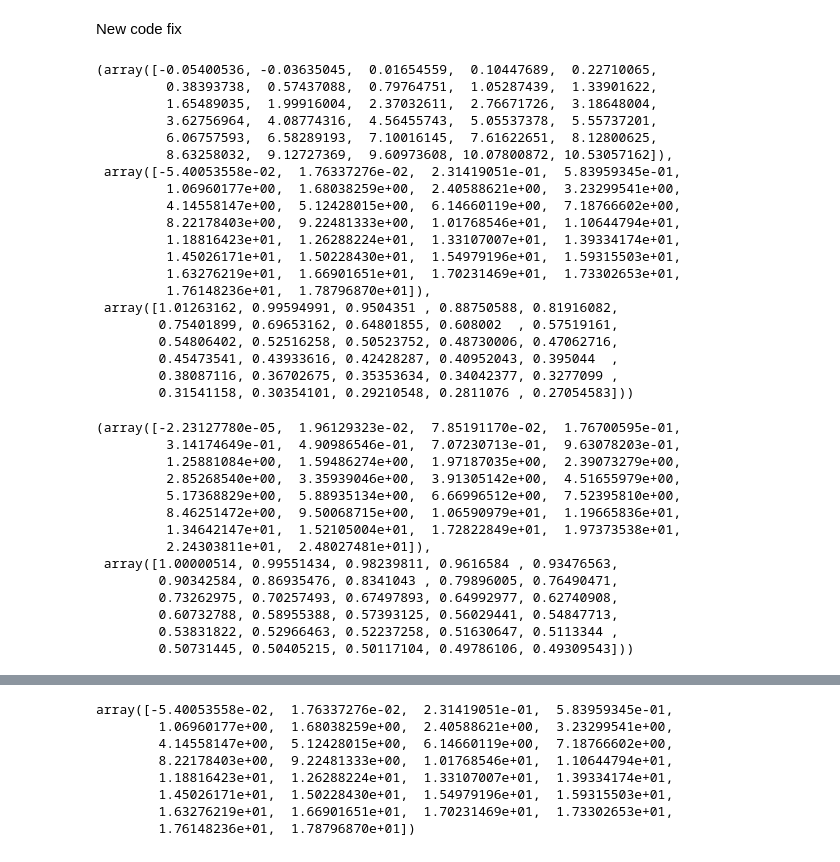
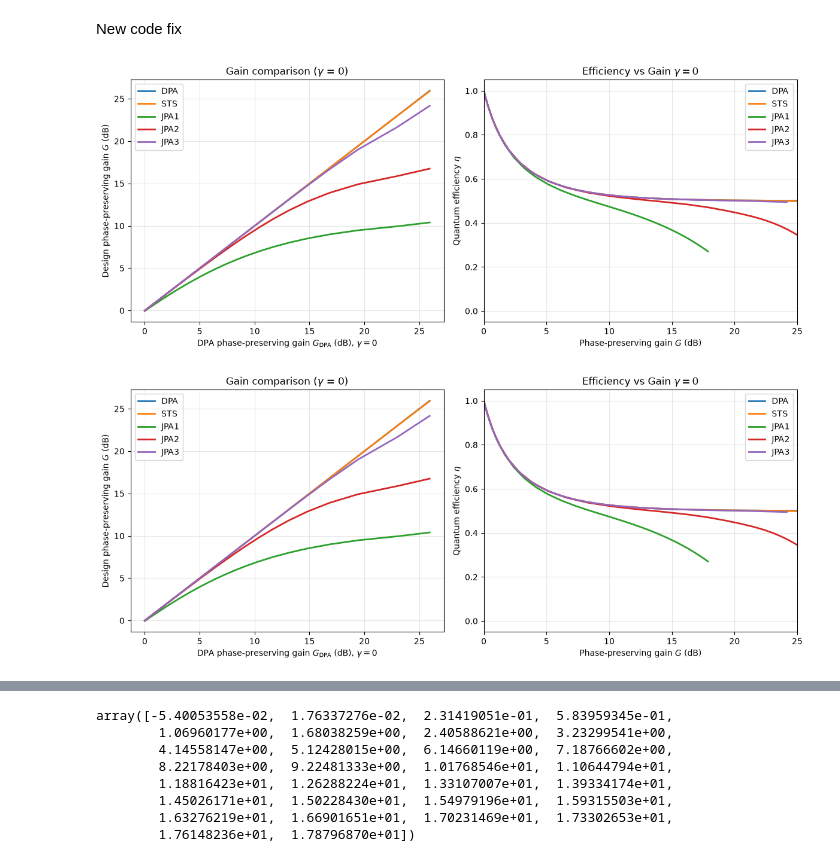
Before and after one commit to kyanik/Kerr-free-STS-Amplifier, a Jupyter notebook: notebooks/G_eta_code_latest.ipynb, the cells around one changed output, grey strips where cells are left out. Cells and saved outputs as stored; diff of their text form; code cells hidden in the pictures.

```diff
--- a/notebooks/G_eta_code_latest.ipynb
+++ b/notebooks/G_eta_code_latest.ipynb
@@ -249,22 +251,22 @@ New code fix
 def _lam_conditions(kind, params, kappa, npts):
     if kind.upper() == "DPA":
         ratio, Kerr, zpf = extract_Kerr("DPA", params)
-        lam_max = 1.95
+        lam_max = 1.93
         return _lam_sweep(kappa, lam_max, npts)
     elif kind.upper() == "JPA":
         ratio, Kerr, zpf = extract_Kerr("JPA", params)
         if np.abs(Kerr/kappa) <= 0.01:
-            lam_max = 1.95
+            lam_max = 1.93
             return _lam_sweep(kappa, lam_max, npts)
         else:
-            lam_max1 = 1.95
+            lam_max1 = 1.93
             lam_max2 = 3.93
             return _lam_sweep(kappa, lam_max1, npts), _lam_sweep(kappa, lam_max2, npts)
 
 
     elif kind.upper() == "STS":
         ratio, Kerr, zpf = extract_Kerr("STS", params)
-        lam_max = 1.95
+        lam_max = 1.93
         return _lam_sweep(kappa, lam_max, npts)
 
     else:
@@ -300,49 +302,7 @@ def _sweep_G_eta(kind, params, npts, Delta, kappa, gamma, drive, n_levels,
             kind, Delta, kappa, gamma, lam, drive, n_levels, theta, phi,
             Kerr, ratio
     )
-        return G, eta
+        return G, G, eta
-# %%
-_sweep_G_eta("JPA", JPA1_subpar, step, Delta, kappa, 0.0, drive, n_levels,
-                theta, phi)
-# %% [output]
-(array([-0.05400536, -0.03635045,  0.01654559,  0.10447689,  0.22710065,
-         0.38393738,  0.57437088,  0.79764751,  1.05287439,  1.33901622,
-         1.65489035,  1.99916004,  2.37032611,  2.76671726,  3.18648004,
-         3.62756964,  4.08774316,  4.56455743,  5.05537378,  5.55737201,
-         6.06757593,  6.58289193,  7.10016145,  7.61622651,  8.12800625,
-         8.63258032,  9.12727369,  9.60973608, 10.07800872, 10.53057162]),
- array([-5.40053558e-02,  1.76337276e-02,  2.31419051e-01,  5.83959345e-01,
-         1.06960177e+00,  1.68038259e+00,  2.40588621e+00,  3.23299541e+00,
-         4.14558147e+00,  5.12428015e+00,  6.14660119e+00,  7.18766602e+00,
-         8.22178403e+00,  9.22481333e+00,  1.01768546e+01,  1.10644794e+01,
-         1.18816423e+01,  1.26288224e+01,  1.33107007e+01,  1.39334174e+01,
-         1.45026171e+01,  1.50228430e+01,  1.54979196e+01,  1.59315503e+01,
-         1.63276219e+01,  1.66901651e+01,  1.70231469e+01,  1.73302653e+01,
-         1.76148236e+01,  1.78796870e+01]),
- array([1.01263162, 0.99594991, 0.9504351 , 0.88750588, 0.81916082,
-        0.75401899, 0.69653162, 0.64801855, 0.608002  , 0.57519161,
-        0.54806402, 0.52516258, 0.50523752, 0.48730006, 0.47062716,
-        0.45473541, 0.43933616, 0.42428287, 0.40952043, 0.395044  ,
-        0.38087116, 0.36702675, 0.35353634, 0.34042377, 0.3277099 ,
-        0.31541158, 0.30354101, 0.29210548, 0.2811076 , 0.27054583]))
-# %%
-_sweep_G_eta("JPA", JPA3_subpar, step, Delta, kappa, 0.0, drive, n_levels,
-                theta, phi)
-# %% [output]
-(array([-2.23127780e-05,  1.96129323e-02,  7.85191170e-02,  1.76700595e-01,
-         3.14174649e-01,  4.90986546e-01,  7.07230713e-01,  9.63078203e-01,
-         1.25881084e+00,  1.59486274e+00,  1.97187035e+00,  2.39073279e+00,
-         2.85268540e+00,  3.35939046e+00,  3.91305142e+00,  4.51655979e+00,
-         5.17368829e+00,  5.88935134e+00,  6.66996512e+00,  7.52395810e+00,
-         8.46251472e+00,  9.50068715e+00,  1.06590979e+01,  1.19665836e+01,
-         1.34642147e+01,  1.52105004e+01,  1.72822849e+01,  1.97373538e+01,
-         2.24303811e+01,  2.48027481e+01]),
- array([1.00000514, 0.99551434, 0.98239811, 0.9616584 , 0.93476563,
-        0.90342584, 0.86935476, 0.8341043 , 0.79896005, 0.76490471,
-        0.73262975, 0.70257493, 0.67497893, 0.64992977, 0.62740908,
-        0.60732788, 0.58955388, 0.57393125, 0.56029441, 0.54847713,
-        0.53831822, 0.52966463, 0.52237258, 0.51630647, 0.5113344 ,
-        0.50731445, 0.50405215, 0.50117104, 0.49786106, 0.49309543]))
 # %%
 def plot_gain_and_efficiency_sweeps_separate(
     # common sim params
@@ -413,3 +382,15 @@ def plot_gain_and_efficiency_sweeps_separate(
     plt.tight_layout()
 
     return fig
+# %%
+plot_gain_and_efficiency_sweeps_separate(
+    # common sim params
+    STS_subpar, STS_subpar, JPA1_subpar, JPA2_subpar, JPA3_subpar, Delta, kappa, 0.0,
+    drive, n_levels, theta, phi,
+    # sweep controls
+    step,
+    figsize=(12, 5),
+)
+# %% [output]
+[figure, added]
+[figure, added]
```
Also changed, not shown: parts of 5 cells of this notebook, 3 other files.
